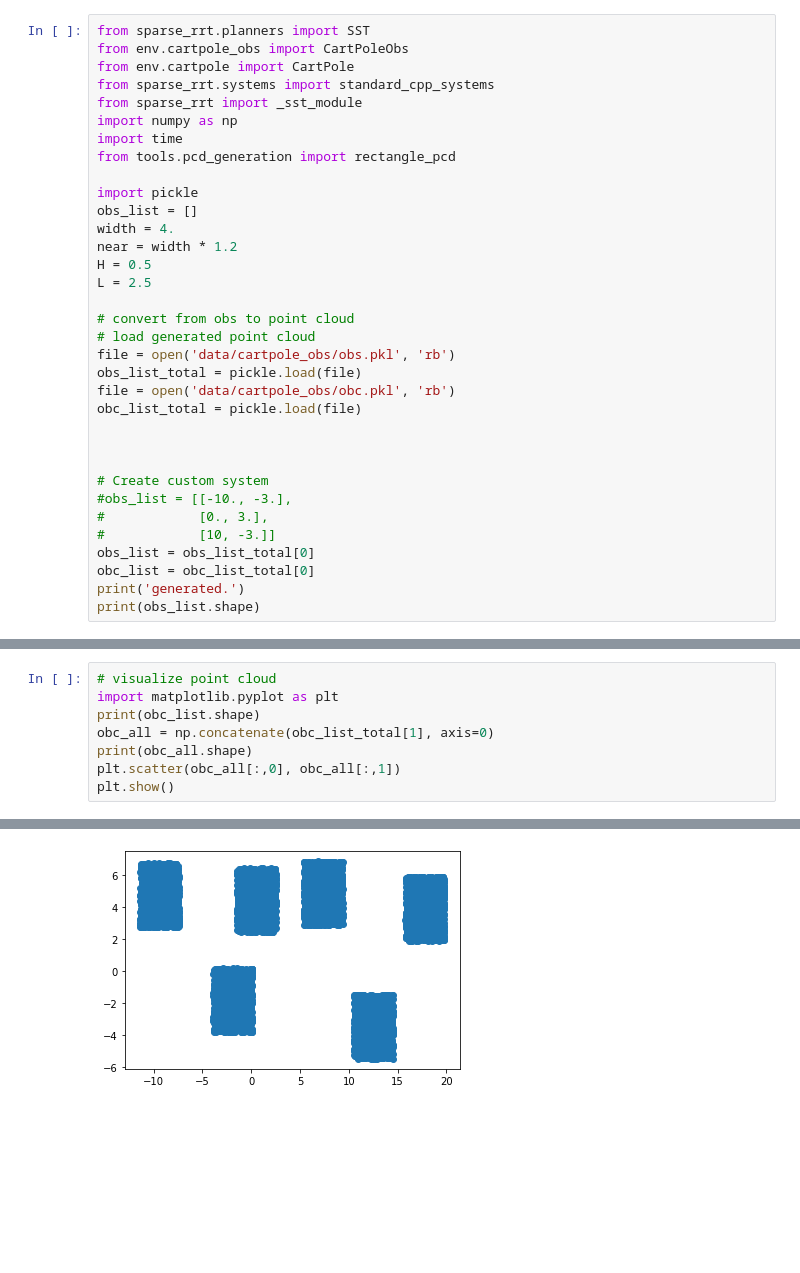
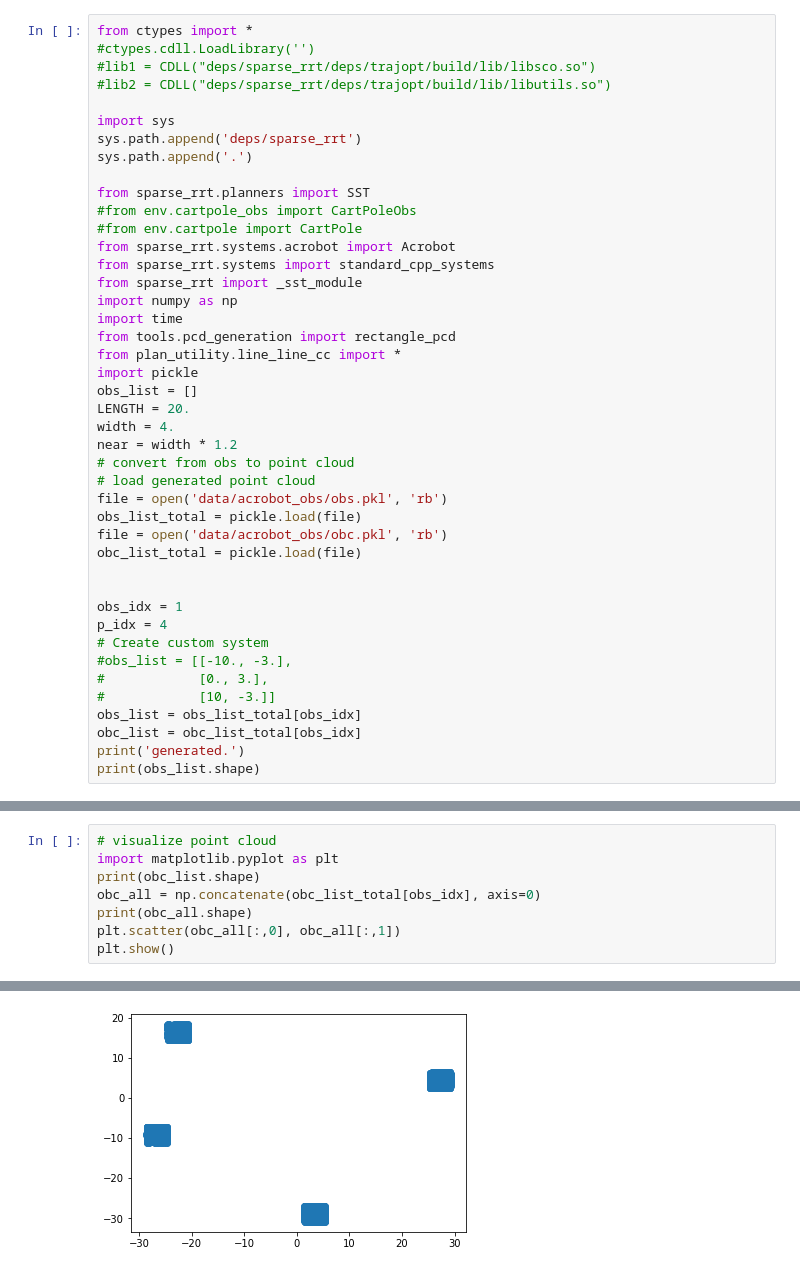
Before and after one commit to MiaoDragon/KinoMPNet, a Jupyter notebook: acrobot_obs_data_test.ipynb, the cells around one changed output, grey strips where cells are left out. Cells and saved outputs as stored; diff of their text form; blank space fills up the shorter version.

Commit message:
finished acrobot data generation pipeline

```diff
--- a/acrobot_obs_data_test.ipynb
+++ b/acrobot_obs_data_test.ipynb
@@ -1,35 +1,44 @@
 # %%
+from ctypes import *
+#ctypes.cdll.LoadLibrary('')
+#lib1 = CDLL("deps/sparse_rrt/deps/trajopt/build/lib/libsco.so")
+#lib2 = CDLL("deps/sparse_rrt/deps/trajopt/build/lib/libutils.so")
+
+import sys
+sys.path.append('deps/sparse_rrt')
+sys.path.append('.')
+
 from sparse_rrt.planners import SST
-from env.cartpole_obs import CartPoleObs
-from env.cartpole import CartPole
+#from env.cartpole_obs import CartPoleObs
+#from env.cartpole import CartPole
+from sparse_rrt.systems.acrobot import Acrobot
 from sparse_rrt.systems import standard_cpp_systems
 from sparse_rrt import _sst_module
 import numpy as np
 import time
 from tools.pcd_generation import rectangle_pcd
-
+from plan_utility.line_line_cc import *
 import pickle
 obs_list = []
+LENGTH = 20.
 width = 4.
 near = width * 1.2
-H = 0.5
-L = 2.5
-
 # convert from obs to point cloud
 # load generated point cloud
-file = open('data/cartpole_obs/obs.pkl', 'rb')
+file = open('data/acrobot_obs/obs.pkl', 'rb')
 obs_list_total = pickle.load(file)
-file = open('data/cartpole_obs/obc.pkl', 'rb')
+file = open('data/acrobot_obs/obc.pkl', 'rb')
 obc_list_total = pickle.load(file)
 
 
-
+obs_idx = 1
+p_idx = 4
 # Create custom system
 #obs_list = [[-10., -3.],
 #            [0., 3.],
 #            [10, -3.]]
-obs_list = obs_list_total[0]
-obc_list = obc_list_total[0]
+obs_list = obs_list_total[obs_idx]
+obc_list = obc_list_total[obs_idx]
 print('generated.')
 print(obs_list.shape)
 # %% [output]
@@ -177,7 +187,7 @@ animating...
 # visualize point cloud
 import matplotlib.pyplot as plt
 print(obc_list.shape)
-obc_all = np.concatenate(obc_list_total[1], axis=0)
+obc_all = np.concatenate(obc_list_total[obs_idx], axis=0)
 print(obc_all.shape)
 plt.scatter(obc_all[:,0], obc_all[:,1])
 plt.show()
@@ -187 +197 @@ plt.show()
-[figure, old version]
+[figure, new version]
```
Also changed, not shown: parts of 6 cells of this notebook, 11 other files.
